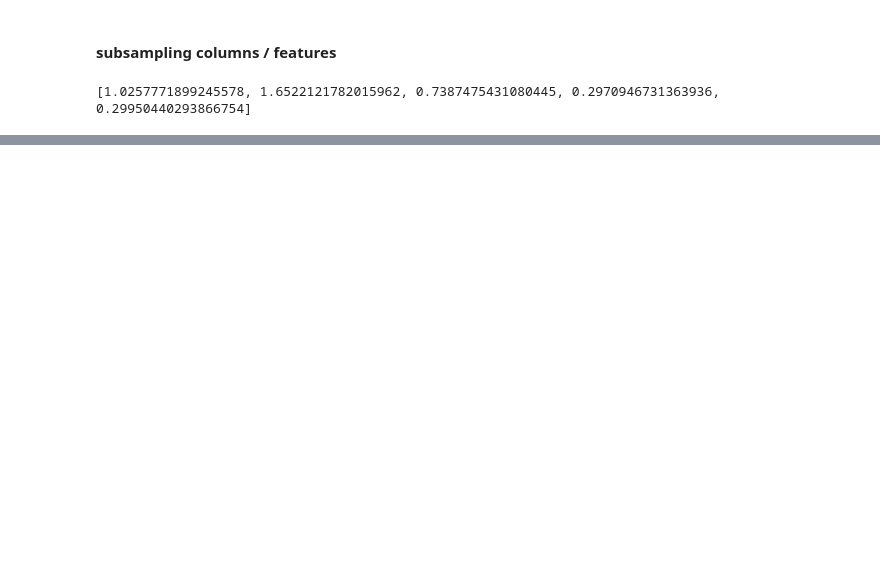
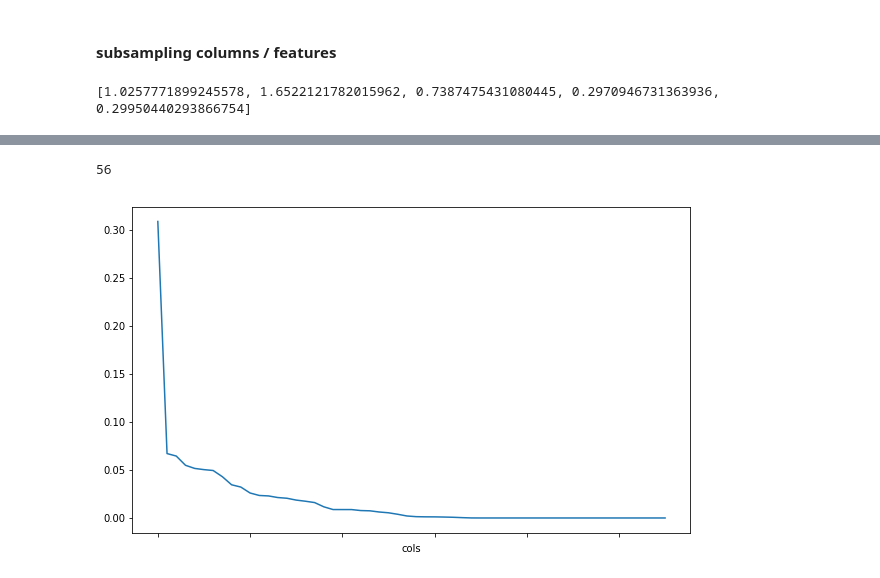
Before and after one commit to vandosant/fastai, a Jupyter notebook: courses/ml1/kaggle-ga-customer-revenue-prediction.ipynb, the cells around one changed output, grey strips where cells are left out. Cells and saved outputs as stored; diff of their text form; code cells hidden in the pictures; blank space fills up the shorter version.

```diff
--- a/courses/ml1/kaggle-ga-customer-revenue-prediction.ipynb
+++ b/courses/ml1/kaggle-ga-customer-revenue-prediction.ipynb
@@ -321,7 +326,7 @@ def print_score(m):
 # %%
 def split_vals(a,n): return a[:n].copy(), a[n:].copy()
 
-n_valid = 80000  # same as Kaggle's test set size
+n_valid = 804685  # same as Kaggle's test set size
 n_trn = len(df)-n_valid
 raw_train, raw_valid = split_vals(df_raw, n_trn)
 X_train, X_valid = split_vals(df, n_trn)
@@ -498,0 +508,8 @@ print_score(m)
+# %%
+df_trn, y_trn, nas = proc_df(df_raw, 'transactionRevenue')
+X_train, X_valid = split_vals(df_trn, n_trn)
+y_train, y_valid = split_vals(y_trn, n_trn)
+# %%
+m = RandomForestRegressor(n_estimators=40, min_samples_leaf=3, n_jobs=-1, oob_score=True)
+m.fit(X_train, y_train)
+print_score(m)
@@ -498,0 +518,2 @@ print_score(m)
+# %%
+fi = rf_feat_importance(m, df_trn); fi[:10]
@@ -498,0 +532,8 @@ print_score(m)
+# %%
+len(fi)
+# %% [output]
+56
+# %%
+fi.plot('cols', 'imp', figsize=(10,6), legend=False);
+# %% [output]
+[figure, added]
```
Also changed, not shown: parts of 38 cells of this notebook.
